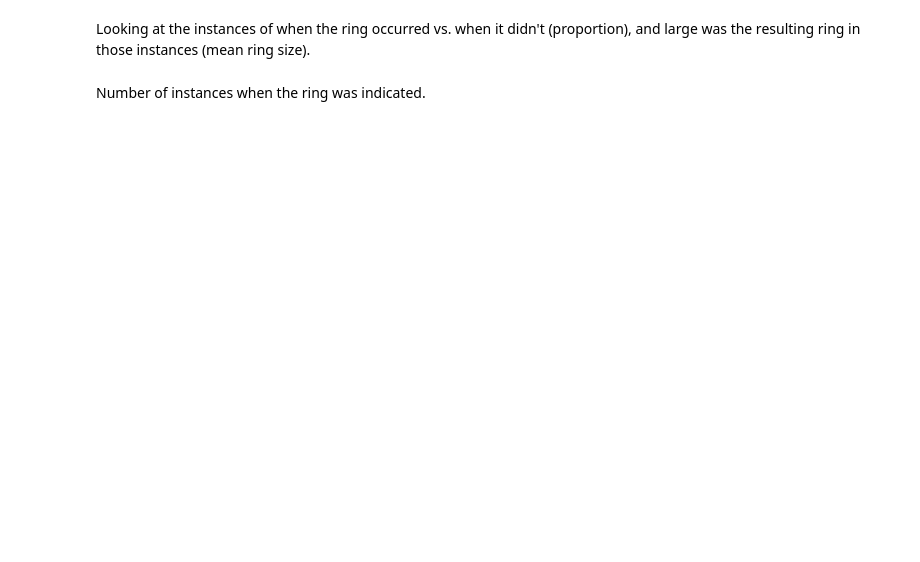
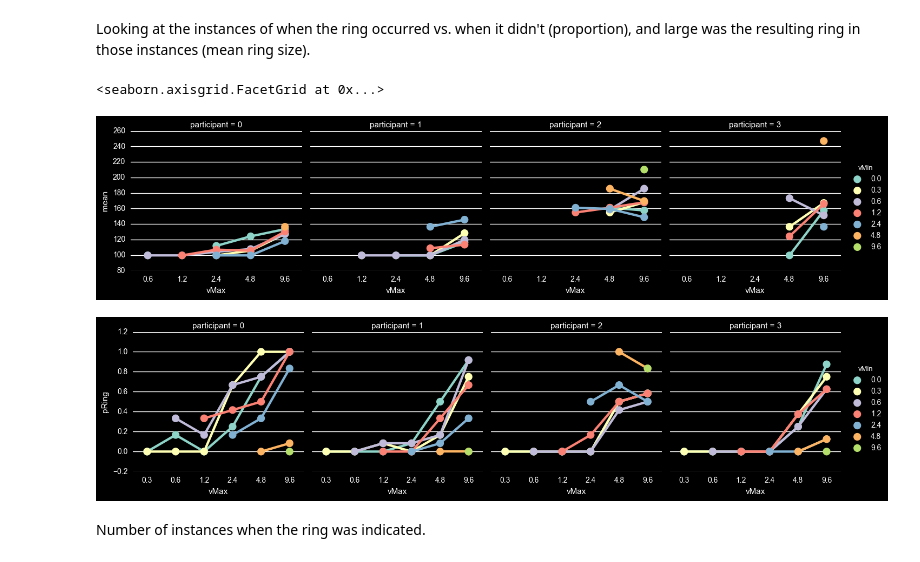
Before and after one commit to egorananyev/mc, a Jupyter notebook: analysis/mcvct.ipynb, the cells around one changed output. Drawn from its saved outputs; the diff is of its cells as text; code cells hidden in the pictures; blank space fills up the shorter version.

```diff
--- a/analysis/mcvct.ipynb
+++ b/analysis/mcvct.ipynb
@@ -120,28 +127,29 @@ Looking at the instances of when the ring occurred vs. when it didn't (proportio
 # %%
 # Rewring the ring size column so that the minimum size is equated to zero:
 ds.ix[ds['ringSz']==25.8,'ringSz'] = 0
 # Creating columns for the slower and faster of the two speeds:
 ds['vMin'] = np.amin([ds['vL'], ds['vR']], axis=0)
 ds['vMax'] = np.amax([ds['vL'], ds['vR']], axis=0)
 # Computing the proportion of instances when the ring has occurred:
-sumMM_p = ds.groupby(['vMin','vMax','participant'],
-                     as_index=False)['ringSz'].agg([np.count_nonzero, np.size]).reset_index()
+sumMM_p = ds.groupby(['vMin','vMax','participant'])['ringSz'].agg([np.count_nonzero,
+                                                                   np.size]).reset_index()
 sumMM_p['pRing'] = sumMM_p['count_nonzero'] / sumMM_p['size']
 sumMM_p['vMin'] = sumMM_p['vMin']
 sumMM_p['vMax'] = sumMM_p['vMax']
-#print sumMM_p['ringSz']
 # Getting the subset where the ring size is nonzero and computing the mean size:
 ss = ds[ds.ringSz!=0]
-sumMM_m = ss.groupby(['vMin','vMax','participant'],
-                     as_index=False)['ringSz'].agg([np.mean, np.std]).reset_index()
+sumMM_m = ss.groupby(['vMin','vMax','participant'])['ringSz'].agg([np.mean, np.std]).reset_index()
 sumMM_m['vMin'] = sumMM_m['vMin']
 sumMM_m['vMax'] = sumMM_m['vMax']
-#print sumMM_m['ringSz']
 # Plotting:
 sns.factorplot(x='vMax', y='mean', hue='vMin', col='participant', data=sumMM_m,
                col_wrap=4, size=3.5)
 sns.factorplot(x='vMax', y='pRing', hue='vMin', col='participant', data=sumMM_p,
                col_wrap=4, size=3.5)
+# %% [output]
+<seaborn.axisgrid.FacetGrid at 0x...>
+[figure, added]
+[figure, added]
 # %% [markdown]
 Number of instances when the ring was indicated.
 # %%
```
Also changed, not shown: parts of 8 cells of this notebook.
